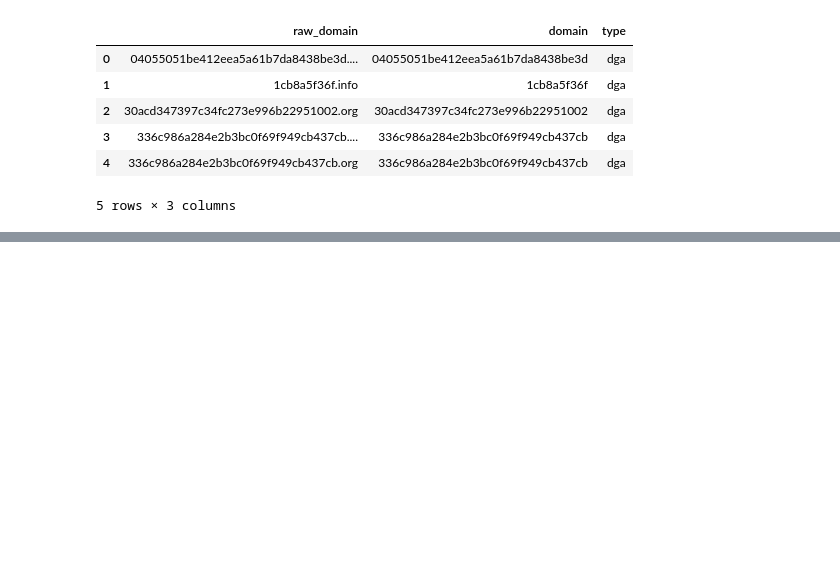
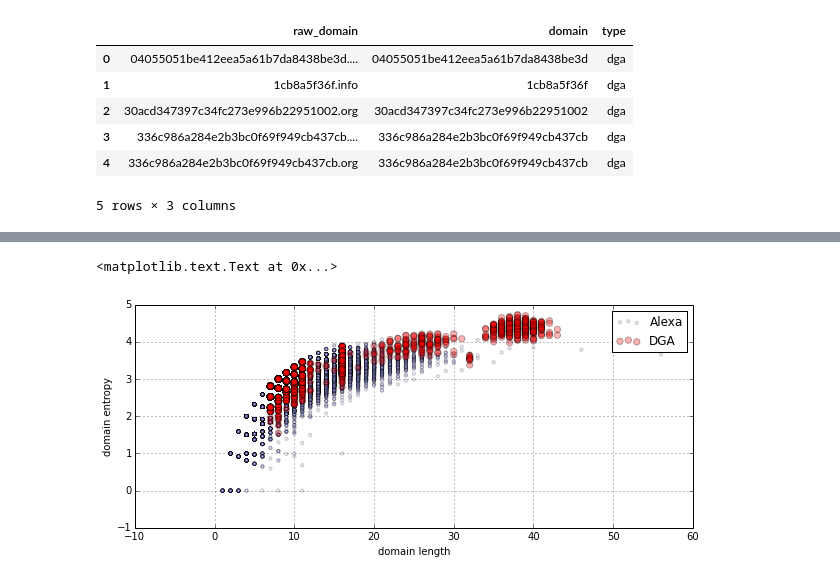
Before and after one commit to dolaameng/tutorials, a Jupyter notebook: ipython-notebooks/text preprocessing.ipynb, the cells around one changed output, grey strips where cells are left out. Cells and saved outputs as stored; diff of their text form; code cells hidden in the pictures; blank space fills up the shorter version.

Commit message:
text

```diff
--- a/ipython-notebooks/text preprocessing.ipynb
+++ b/ipython-notebooks/text preprocessing.ipynb
@@ -112,0 +159,13 @@ all_domains = pd.concat([alexa_df.loc[:, ["domain", "type"]],
+# %%
+## but how about joint features
+pl.figure(figsize=(10, 4))
+dga = all_domains[all_domains.type=='dga']
+alexa = all_domains[all_domains.type=='legit']
+pl.scatter(alexa.word_len, alexa.word_ent, s = 10, c="#aaaaff", label = 'Alexa', alpha = .2)
+pl.scatter(dga.word_len, dga.word_ent, s = 40, c = 'r', label = 'DGA', alpha = .3)
+pl.legend(loc = 'best')
+pl.xlabel("domain length")
+pl.ylabel("domain entropy")
+# %% [output]
+<matplotlib.text.Text at 0x...>
+[figure, added]
```
Also changed, not shown: parts of 8 cells of this notebook.
